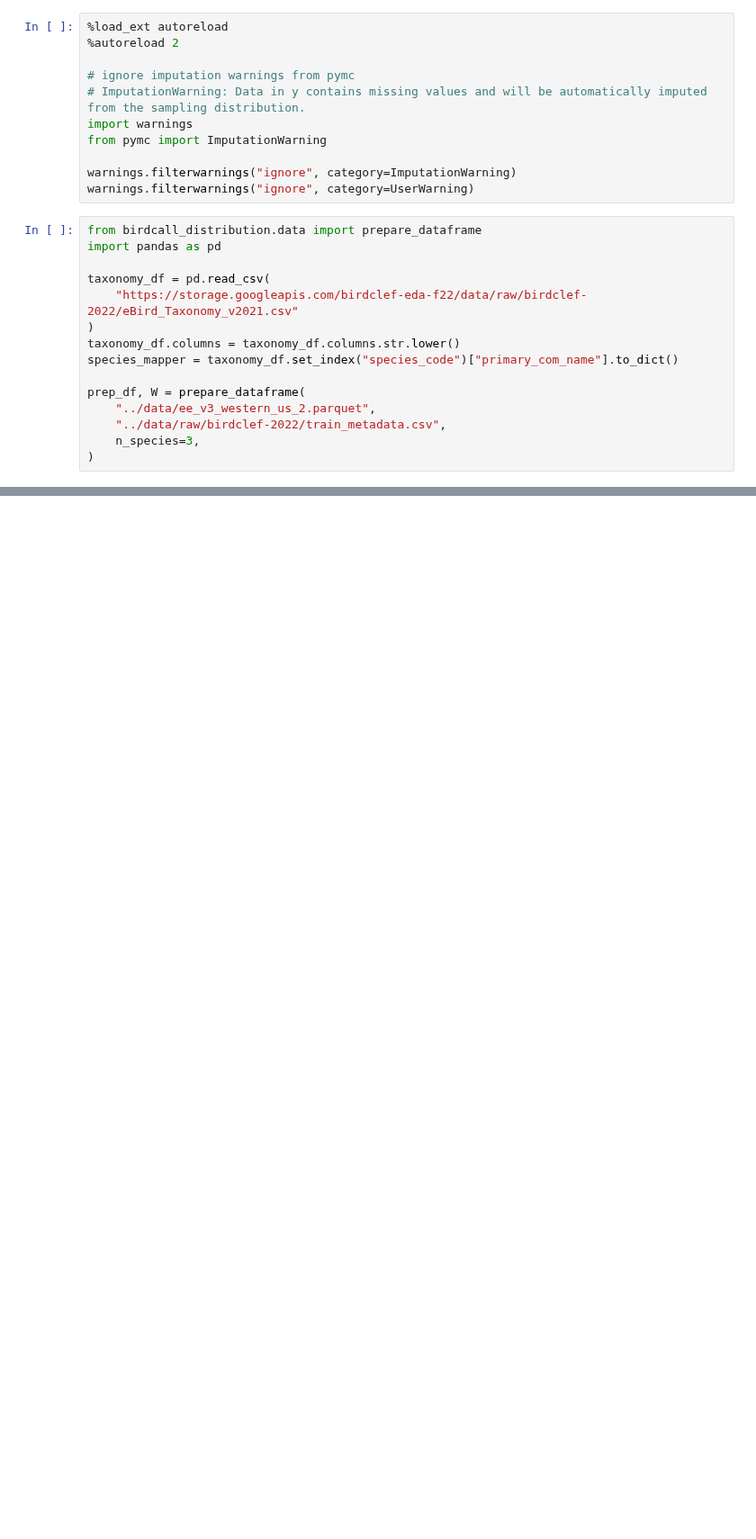
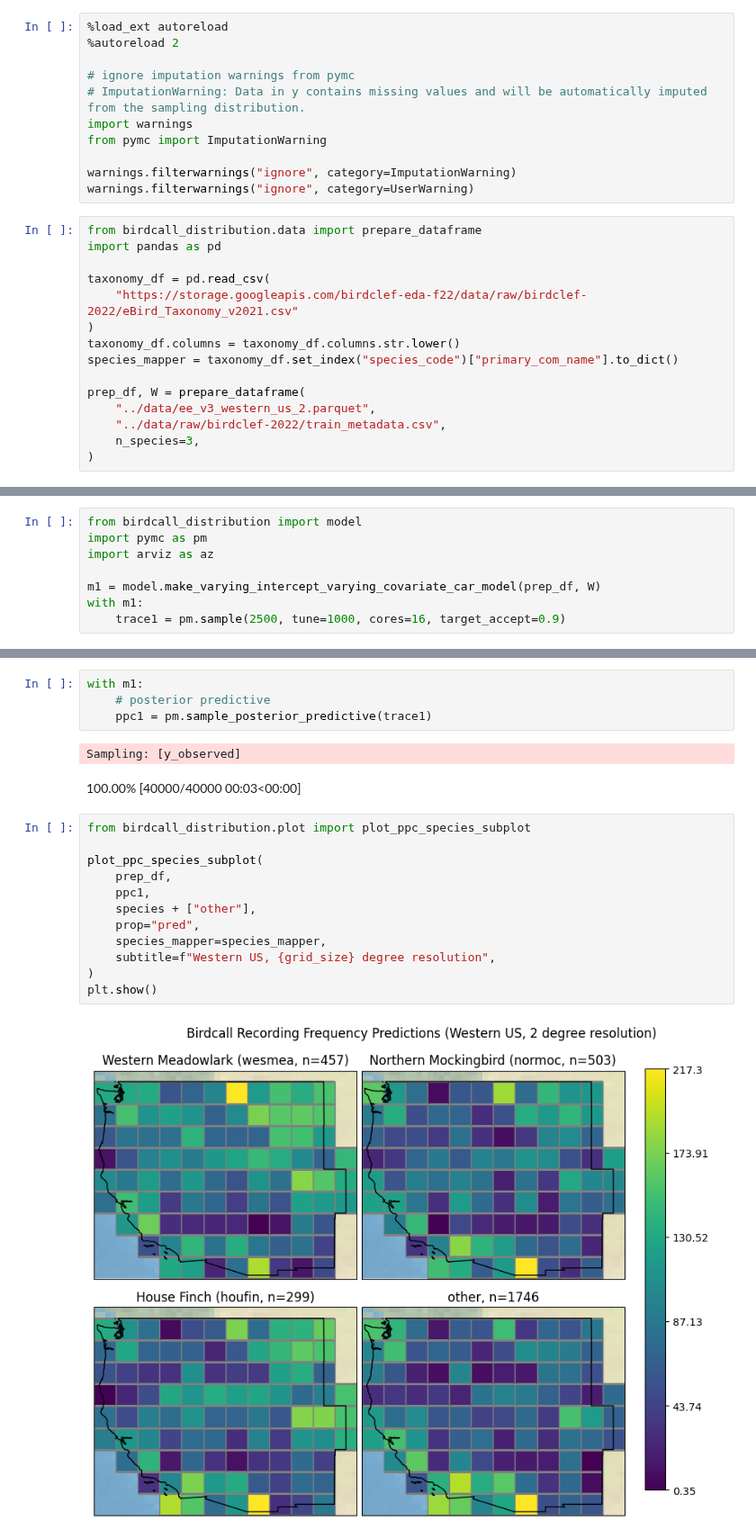
Before and after one commit to acmiyaguchi/iyse4620-birdcall-distributions, a Jupyter notebook: notebooks/2022-12-02-plots.ipynb, the cells around one changed output, grey strips where cells are left out. Shown at 90% size. Saved outputs shown, nothing was run; the diff lists cells and outputs as text; blank space fills up the shorter version.

Commit message:
Add subplots for ppc

```diff
--- a/notebooks/2022-12-02-plots.ipynb
+++ b/notebooks/2022-12-02-plots.ipynb
@@ -50,3 +50,11 @@ plot_species_subplot(
 plt.show()
 # %% [output]
 [figure]
+# %%
+from birdcall_distribution import model
+import pymc as pm
+import arviz as az
+
+m1 = model.make_varying_intercept_varying_covariate_car_model(prep_df, W)
+with m1:
+    trace1 = pm.sample(2500, tune=1000, cores=16, target_accept=0.9)
@@ -52,0 +68,21 @@ plt.show()
+# %%
+with m1:
+    # posterior predictive
+    ppc1 = pm.sample_posterior_predictive(trace1)
+# %% [output]
+Sampling: [y_observed]
+100.00% [40000/40000 00:03<00:00]
+# %%
+from birdcall_distribution.plot import plot_ppc_species_subplot
+
+plot_ppc_species_subplot(
+    prep_df,
+    ppc1,
+    species + ["other"],
+    prop="pred",
+    species_mapper=species_mapper,
+    subtitle=f"Western US, {grid_size} degree resolution",
+)
+plt.show()
+# %% [output]
+[figure, added]
```
Also changed, not shown: parts of 2 cells of this notebook, 1 other file.
